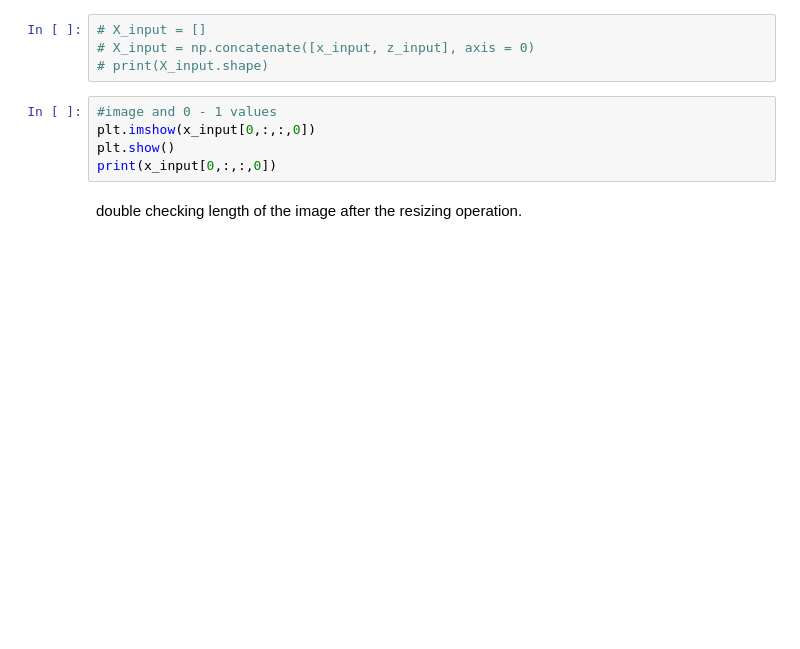
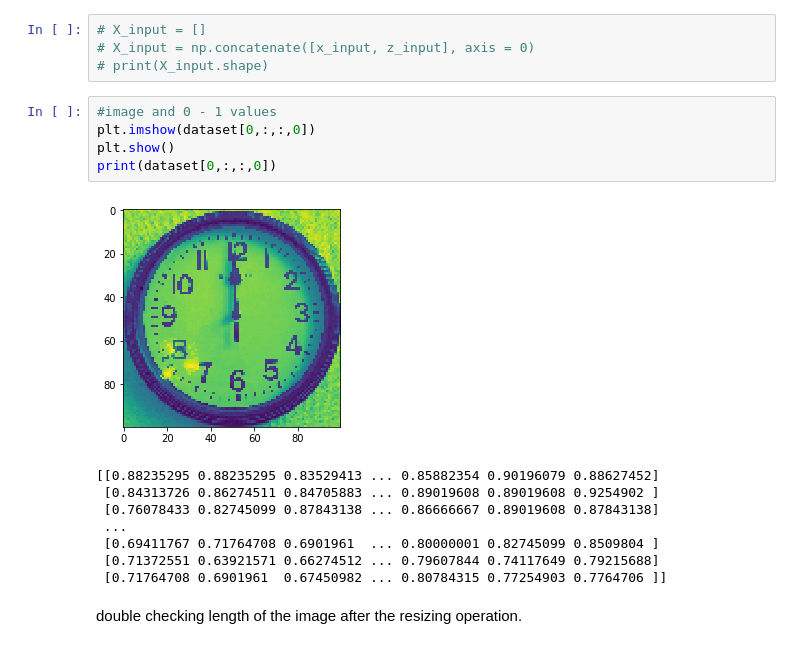
Before and after one commit to pkong0414/Deep-Learning-Projects, a Jupyter notebook: Copy_of_clockAI_with_dropout.ipynb, the cells around one changed output. Drawn from its saved outputs; the diff is of its cells as text; blank space fills up the shorter version.

```diff
--- a/Copy_of_clockAI_with_dropout.ipynb
+++ b/Copy_of_clockAI_with_dropout.ipynb
@@ -272,9 +270,18 @@ print(dataset.shape)
 # print(X_input.shape)
 # %%
 #image and 0 - 1 values
-plt.imshow(x_input[0,:,:,0])
+plt.imshow(dataset[0,:,:,0])
 plt.show()
-print(x_input[0,:,:,0])
+print(dataset[0,:,:,0])
+# %% [output]
+[figure, added]
+[[0.88235295 0.88235295 0.83529413 ... 0.85882354 0.90196079 0.88627452]
+ [0.84313726 0.86274511 0.84705883 ... 0.89019608 0.89019608 0.9254902 ]
+ [0.76078433 0.82745099 0.87843138 ... 0.86666667 0.89019608 0.87843138]
+ ...
+ [0.69411767 0.71764708 0.6901961  ... 0.80000001 0.82745099 0.8509804 ]
+ [0.71372551 0.63921571 0.66274512 ... 0.79607844 0.74117649 0.79215688]
+ [0.71764708 0.6901961  0.67450982 ... 0.80784315 0.77254903 0.7764706 ]]
 # %% [markdown]
 double checking length of the image after the resizing operation.
 # %% [markdown]
```
Also changed, not shown: parts of 10 cells of this notebook.
